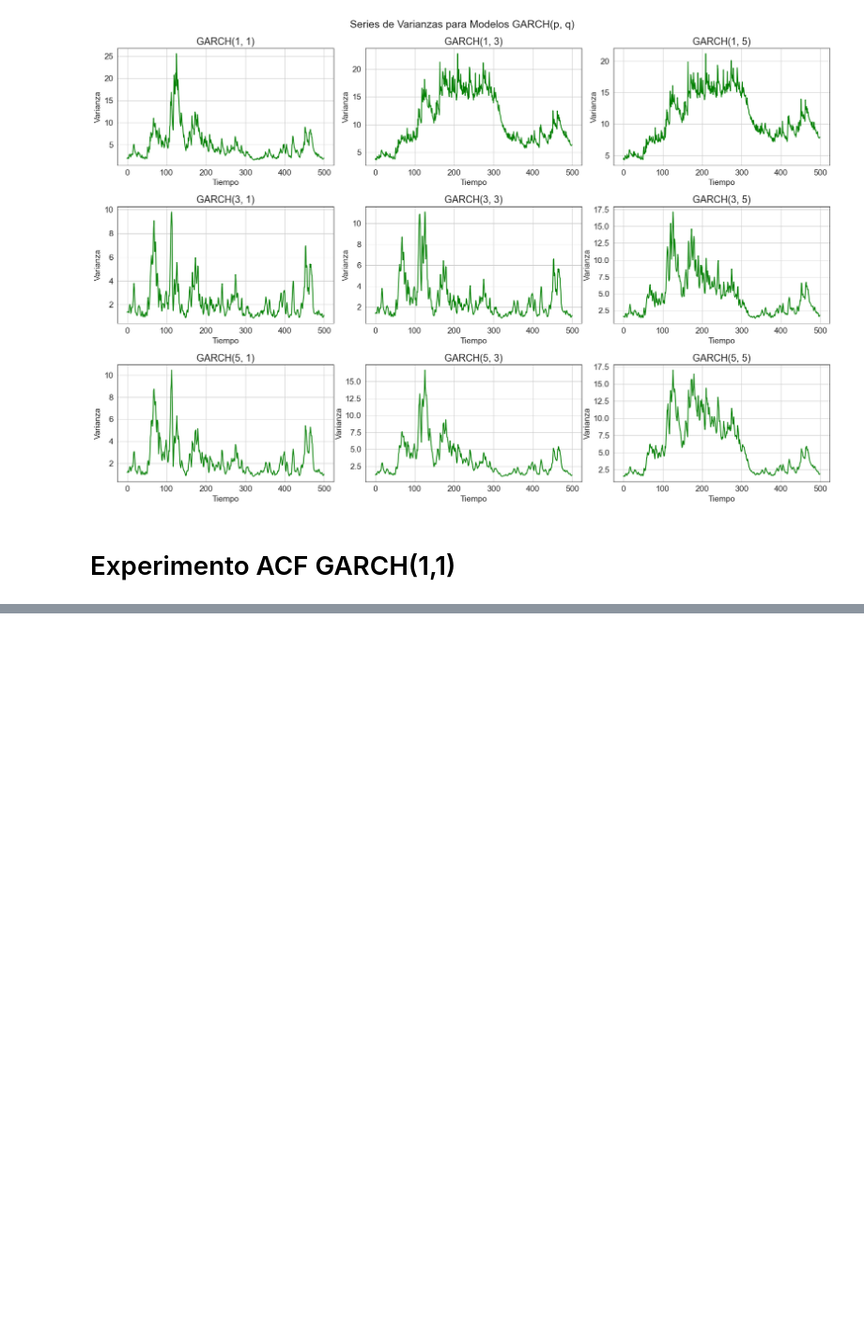
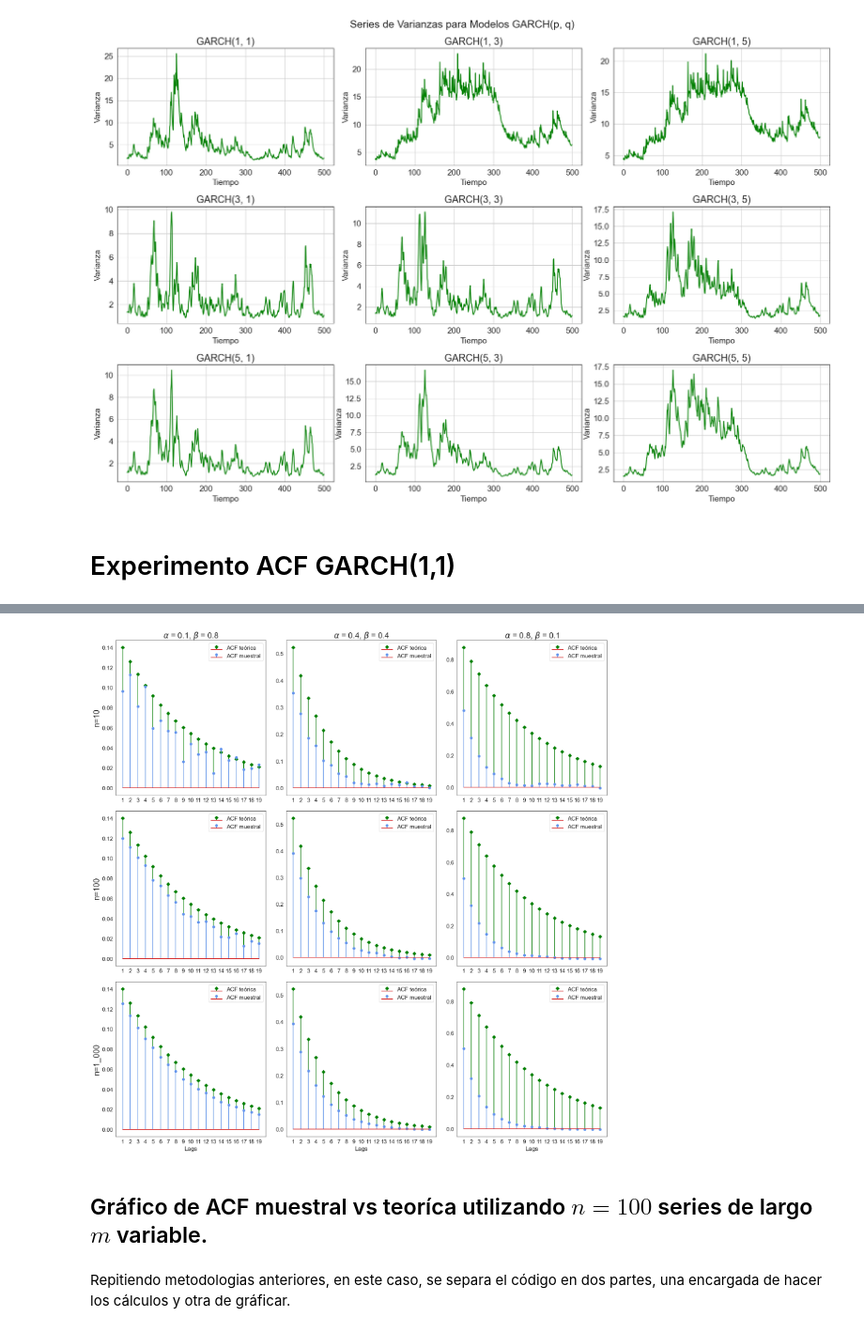
Before and after one commit to Diego-Astaburuaga/Modelos-GARCH, a Jupyter notebook: Entregables/Informe Simulación/Simulación.ipynb, the cells around one changed output, grey strips where cells are left out. Shown at 94% size. Saved outputs shown, nothing was run; the diff lists cells and outputs as text; code cells hidden in the pictures; blank space fills up the shorter version.

```diff
--- a/Entregables/Informe Simulación/Simulación.ipynb
+++ b/Entregables/Informe Simulación/Simulación.ipynb
@@ -669,0 +869,58 @@ plt.show()
+# %%
+# Define parámetros
+alpha_array = [0.1, 0.4, 0.8]
+beta_array = [0.8, 0.4, 0.1]
+omega = 0.2
+lags_utilizados = 19
+n_array = [10, 100, 1000]  # Cambiado a valores de n en lugar de m
+
+# Inicializa arrays para guardar los resultados
+acf_m_array = np.zeros((len(alpha_array), len(n_array), lags_utilizados))
+acf_t_array = np.zeros_like(acf_m_array)
+
+# Para cada valor de n y cada par de alpha y beta, calcula la ACF teórica y hace una simulación
+for i, n in enumerate(n_array):
+    for j, (alpha, beta) in enumerate(zip(alpha_array, beta_array)):
+        # Dentro del bucle, para cada n hace una simulación y calcula la acf muestral
+        acf_m, acf_t = sim_garch(n=n, m=1000, alpha=alpha, beta=beta, omega=omega)
+        acf_m_array[j, i, :] = acf_m
+        acf_t_array[j, i, :] = acf_t
+# %%
+# Configura el formato del gráfico
+fig, axes = plt.subplots(len(n_array), len(alpha_array), figsize=(18, 18))
+plt.subplots_adjust(hspace=0.5, wspace=0.5)
+fig.tight_layout()
+
+# Para cada valor de n y cada par de alpha y beta, genera el gráfico
+for i, n in enumerate(n_array):
+    # Añade una variable para controlar si ya se ha agregado la etiqueta de n en la columna actual
+    n_label_added = False
+
+    for j, (alpha, beta) in enumerate(zip(alpha_array, beta_array)):
+        # Configura el formato del gráfico
+        ax = axes[i, j]
+
+        # Añade etiqueta de n solo una vez en la primera columna
+        if not n_label_added and j == 0:
+            ax.set_ylabel(fr'n={n:_}', fontsize=20)
+            n_label_added = True
+
+        ax.stem(acf_t_array[j, i, :], linefmt='green', label="ACF teórica", markerfmt='D')
+        ax.stem(acf_m_array[j, i, :], linefmt='cornflowerblue', label="ACF muestral")
+        ax.set_xticks(range(0, 19))
+        ax.set_xticklabels(x)
+        ax.legend()
+
+        # Añade títulos y etiquetas
+        if i == 0:
+            ax.set_title(fr'$\alpha$ = {alpha}, $\beta$ = {beta}', fontsize=20)
+        if i == len(n_array) - 1:
+            ax.set_xlabel('Lags', fontsize=15)
+
+plt.show()
+# %% [output]
+[figure, added]
+# %% [markdown]
+## Gráfico de ACF muestral vs teoríca utilizando $n=100$ series de largo $m$ variable.
+# %% [markdown]
+Repitiendo metodologias anteriores, en este caso, se separa el código en dos partes, una encargada de hacer los cálculos y otra de gráficar.
```
Also changed, not shown: parts of 16 cells of this notebook, 7 other files.
